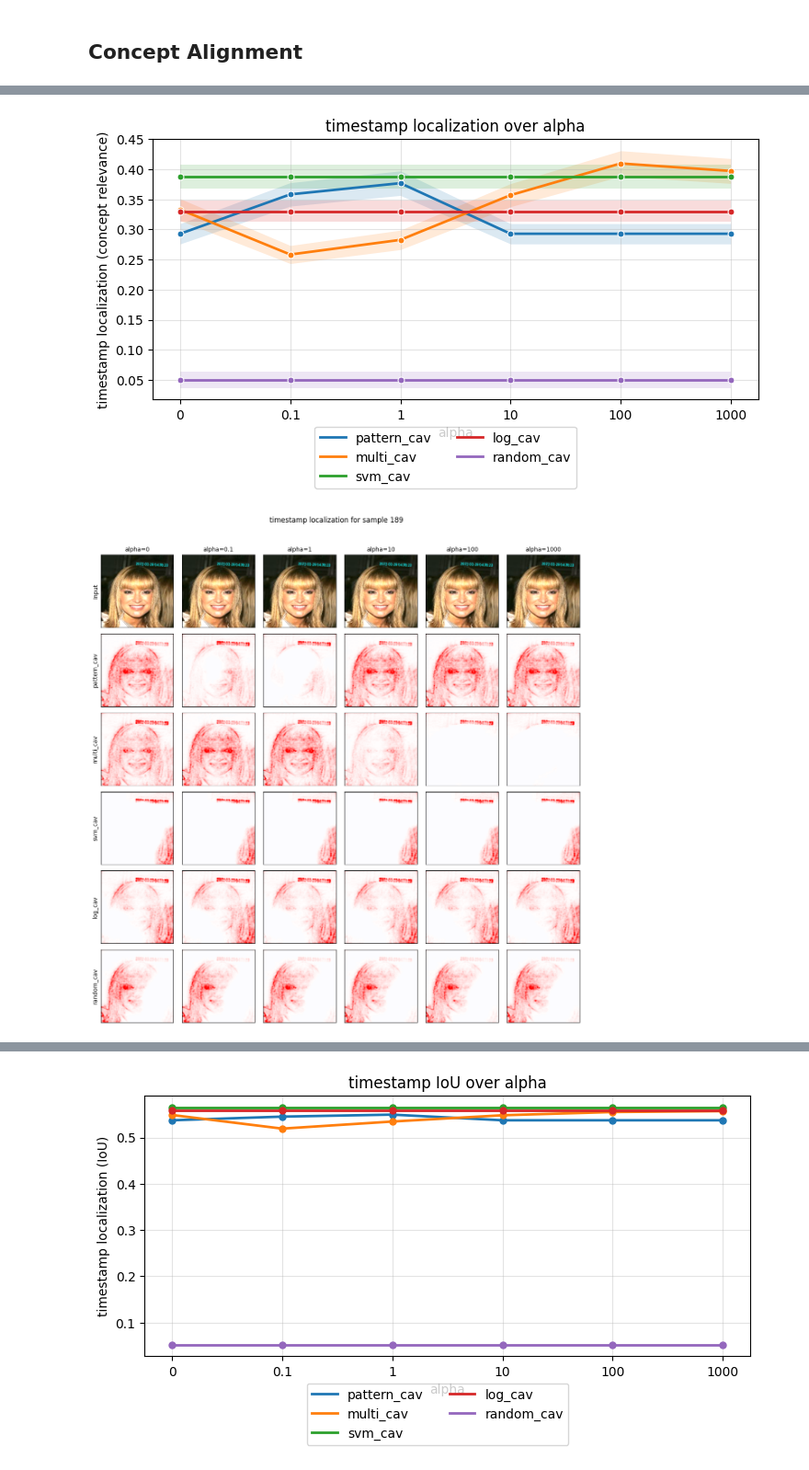
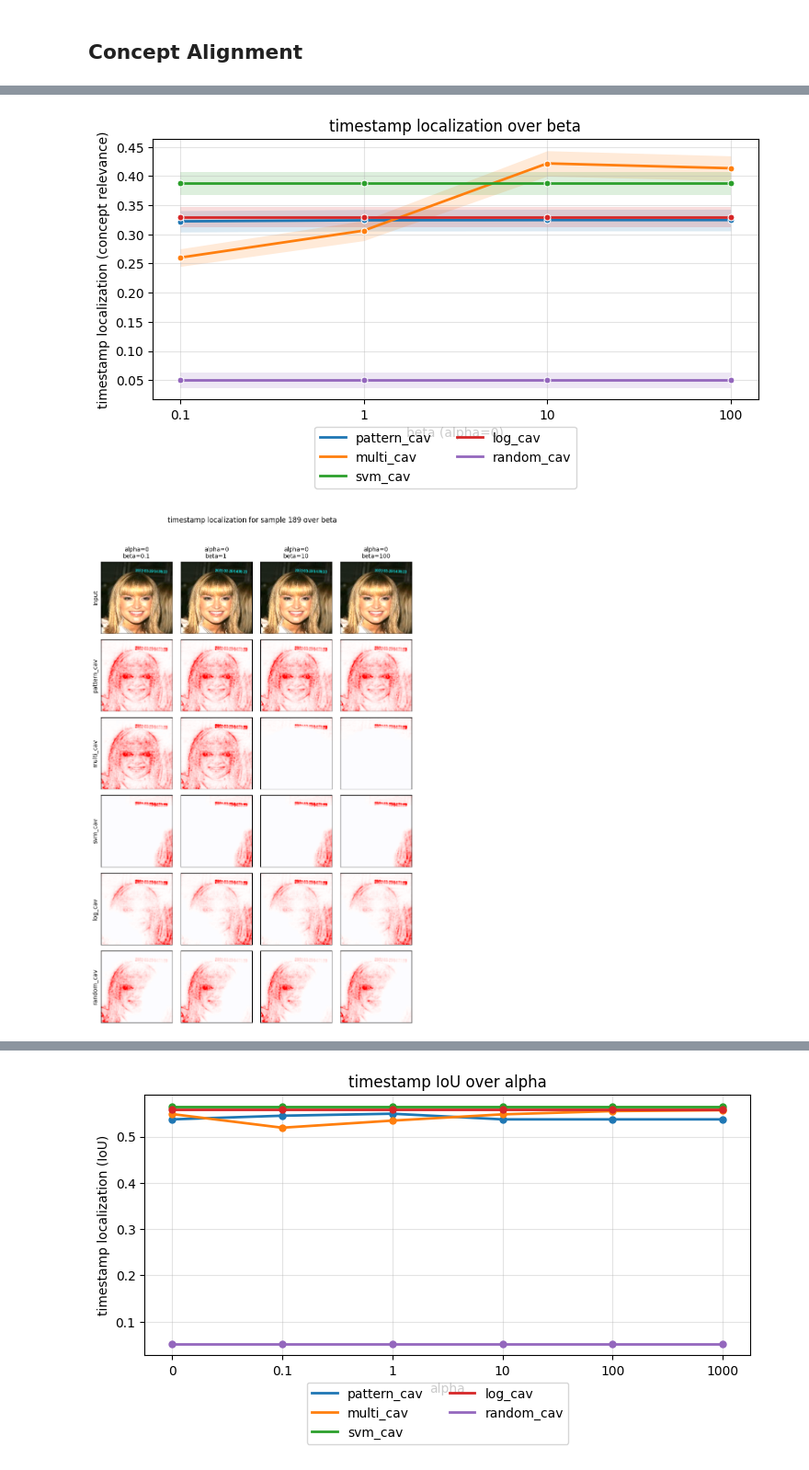
Before and after one commit to erenerogullari/cav-disentanglement, a Jupyter notebook: notebooks/experiment_figures.ipynb, the cells around one changed output, grey strips where cells are left out. Shown at 92% size. Cells and saved outputs as stored; diff of their text form; code cells hidden in the pictures.

Commit message:
update model_correction experiment figures

```diff
--- a/notebooks/experiment_figures.ipynb
+++ b/notebooks/experiment_figures.ipynb
@@ -708,7 +801,9 @@ plot_df = plot_artifact_similarity_over_alpha(
 # %%
-plot_df = plot_artifact_similarity_over_alpha(
+plot_df = plot_artifact_similarity_over_alpha_beta(
     cav_types=("pattern_cav", "multi_cav", "svm_cav", "log_cav", "random_cav"),
     artifact="brightness",
-    alphas=(0, 0.1, 1, 10, 100, 1000),
+    alphas=(0, 0, 0, 0),
+    betas=(0.1, 1, 10, 100),
+    targets=("timestamp", "box", "brightness"),
 )
 # %% [output]
@@ -1170,23 +1342,29 @@ timestamp_no_box_ids = [80, 189, 191, 266, 302, 311, 313, 351, 358, 390]
 no_timestamp_box_ids = [0, 2, 5, 7, 11, 56, 71, 79, 81, 97]
 # %%
 cav_types = ("pattern_cav", "multi_cav", "svm_cav", "log_cav", "random_cav")
-alphas = (0, 0.1, 1, 10, 100, 1000)
+alphas=(0., 0., 0., 0.),
+betas=(0.1, 1., 10., 100.),
+targets=("timestamp", "box", "brightness"),
 
-plot_df_loc = plot_artifact_localization_over_alpha(
+plot_df_loc = plot_artifact_localization_over_alpha_beta(
     cav_types=cav_types,
     artifact="timestamp",
     alphas=alphas,
+    betas=betas,
+    targets=targets
 )
 
-_ = display_artifact_localization_over_alpha(
+_ = display_artifact_localization_over_alpha_beta(
     sample_id=189,
     cav_types=cav_types,
     artifact="timestamp",
     alphas=alphas,
+    betas=betas,
+    targets=targets,
     heatmap_normalization="panel",
 )
 # %% [output]
-[figure, old version]
+[figure, new version]
-[figure, old version]
+[figure, new version]
 # %%
 cav_types = ("pattern_cav", "multi_cav", "svm_cav", "log_cav", "random_cav")
```
Also changed, not shown: parts of 7 cells of this notebook, 21 other files.
